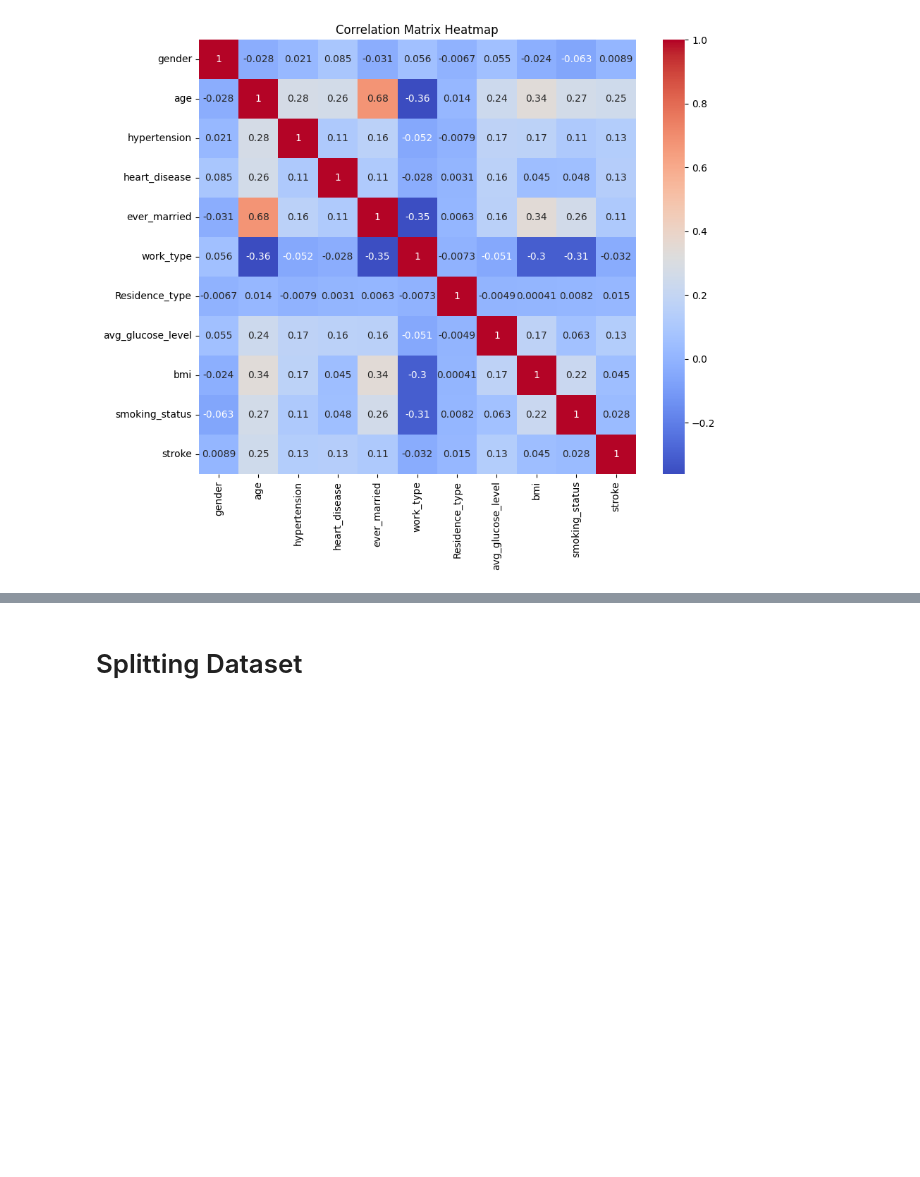
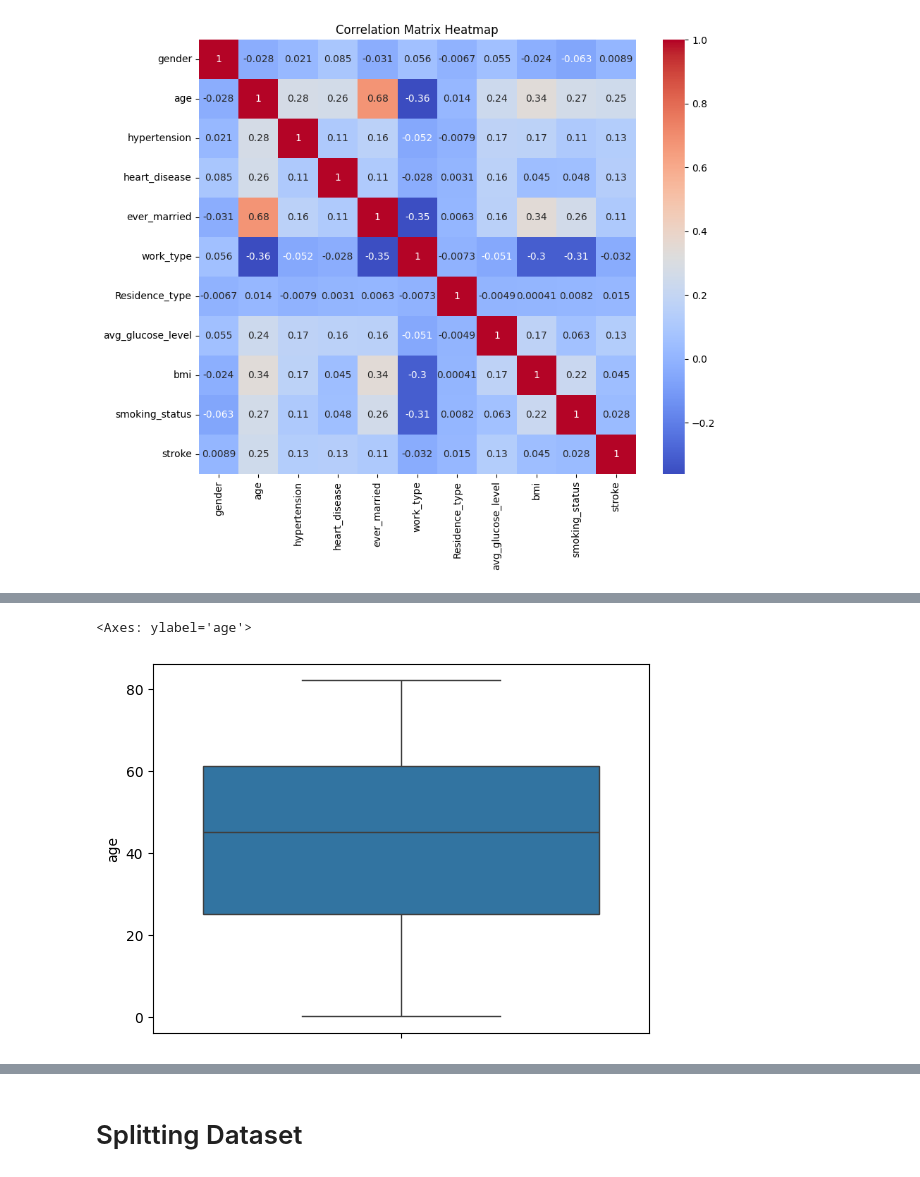
Before and after one commit to rheadoshi/PRML-Project, a Jupyter notebook: Project_PRML.ipynb, the cells around one changed output, grey strips where cells are left out. Cells and saved outputs as stored; diff of their text form; code cells hidden in the pictures; blank space fills up the shorter version.

```diff
--- a/Project_PRML.ipynb
+++ b/Project_PRML.ipynb
@@ -181,0 +199,5 @@ plt.show()
+# %%
+sns.boxplot(dataset['age'])
+# %% [output]
+<Axes: ylabel='age'>
+[figure, added]
```
Also changed, not shown: parts of 10 cells of this notebook.
